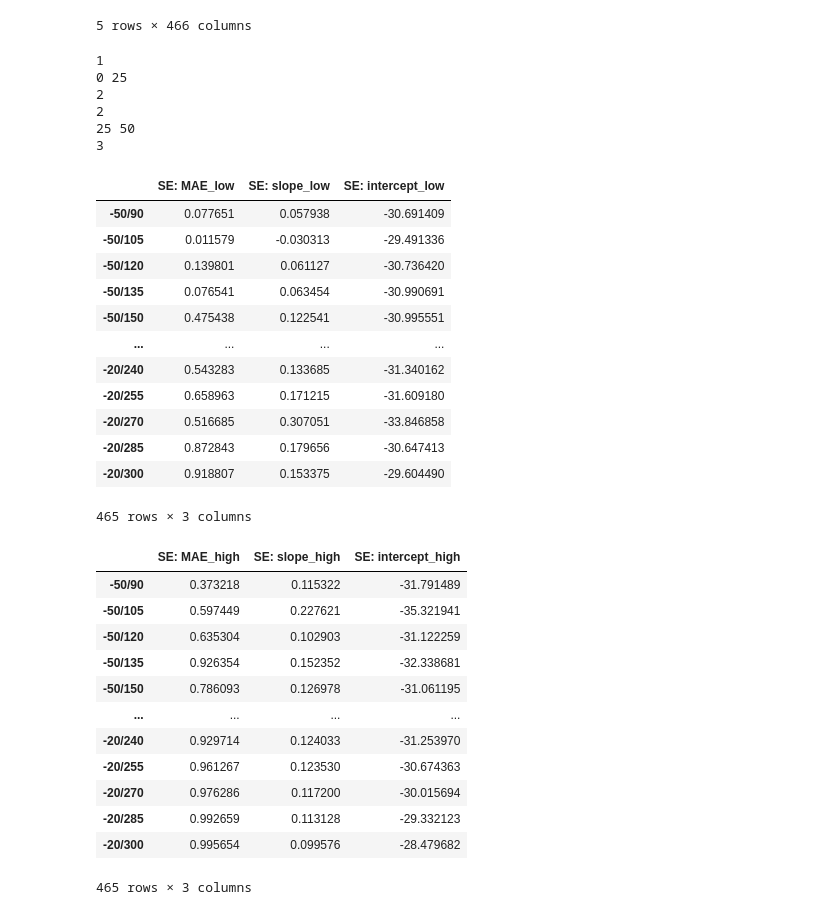
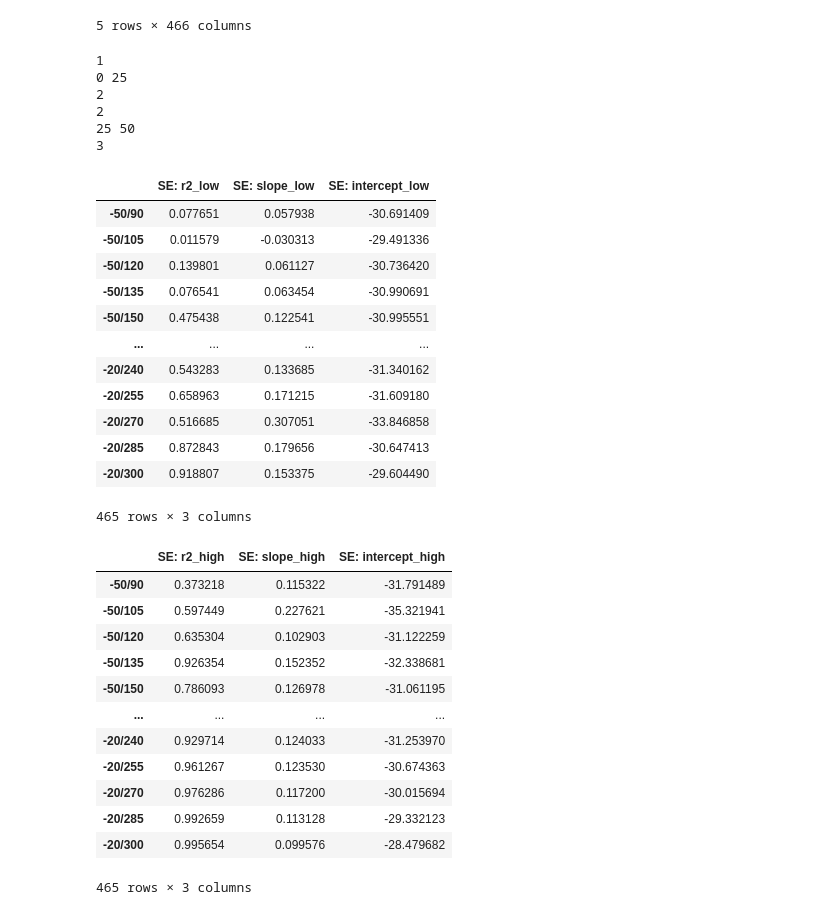
Before and after one commit to TimeKP/AI-study-contents, a Jupyter notebook: Section2_project_5nm.ipynb, the cells around one changed output. Cells and saved outputs as stored; diff of their text form; code cells hidden in the pictures.

```diff
--- a/Section2_project_5nm.ipynb
+++ b/Section2_project_5nm.ipynb
@@ -112,8 +112,8 @@ model_SE = LinearRegression() # 예측모델 인스턴스를 만들기
 
 model_columns = column_names[1:]
 
-coef_SE_low = pd.DataFrame(columns = ['SE: MAE_low', 'SE: slope_low', 'SE: intercept_low'])
-coef_SE_high = pd.DataFrame(columns = ['SE: MAE_high', 'SE: slope_high', 'SE: intercept_high'])
+coef_SE_low = pd.DataFrame(columns = ['SE: r2_low', 'SE: slope_low', 'SE: intercept_low'])
+coef_SE_high = pd.DataFrame(columns = ['SE: r2_high', 'SE: slope_high', 'SE: intercept_high'])
 
 cycle = 1
 
@@ -122,36 +122,36 @@ for Vds in range (0, 50, 25) :
   print(Vds, Vds+25)
 
   X_feature = df_SE[['Vds']].iloc[Vds : Vds+25] # make feature table (2-D)
 
   for x in model_columns :
 #  print(x)
     y_target = df_SE[[x]].iloc[Vds : Vds+25] # make target vector (1-D or 2-D)
     model_SE.fit(X_feature.values, y_target) # learn (.fit)
     y_pred = model_SE.predict(X_feature.values) # predict with train data
     mae = r2_score(y_target, y_pred) # evaluate result from train data
 
     slope = model_SE.coef_ # slope by linear regression
     intercept = model_SE.intercept_ # intercept by linear regression
 
     if cycle == 1 :
-      coef_SE_low = coef_SE_low.append({'SE: MAE_low' : mae, 'SE: slope_low': slope[0,0], 'SE: intercept_low' : intercept[0]}, ignore_index = True)
+      coef_SE_low = coef_SE_low.append({'SE: r2_low' : mae, 'SE: slope_low': slope[0,0], 'SE: intercept_low' : intercept[0]}, ignore_index = True)
     if cycle == 2 :
-      coef_SE_high = coef_SE_high.append({'SE: MAE_high' : mae, 'SE: slope_high': slope[0,0], 'SE: intercept_high' : intercept[0]}, ignore_index = True)
+      coef_SE_high = coef_SE_high.append({'SE: r2_high' : mae, 'SE: slope_high': slope[0,0], 'SE: intercept_high' : intercept[0]}, ignore_index = True)
 
   cycle = cycle + 1
   print(cycle)
 
 #coef_SE.index = model_columns
 coef_SE_low.index = model_columns
 coef_SE_low
 # %% [output]
 1
 0 25
 2
 2
 25 50
 3
-|  | SE: MAE_low | SE: slope_low | SE: intercept_low |
+|  | SE: r2_low | SE: slope_low | SE: intercept_low |
 | -50/90 | 0.077651 | 0.057938 | -30.691409 |
 | -50/105 | 0.011579 | -0.030313 | -29.491336 |
 | -50/120 | 0.139801 | 0.061127 | -30.736420 |
@@ -168,7 +168,7 @@ coef_SE_low
 coef_SE_high.index = model_columns
 coef_SE_high
 # %% [output]
-|  | SE: MAE_high | SE: slope_high | SE: intercept_high |
+|  | SE: r2_high | SE: slope_high | SE: intercept_high |
 | -50/90 | 0.373218 | 0.115322 | -31.791489 |
 | -50/105 | 0.597449 | 0.227621 | -35.321941 |
 | -50/120 | 0.635304 | 0.102903 | -31.122259 |
```
Also changed, not shown: parts of 12 cells of this notebook.
